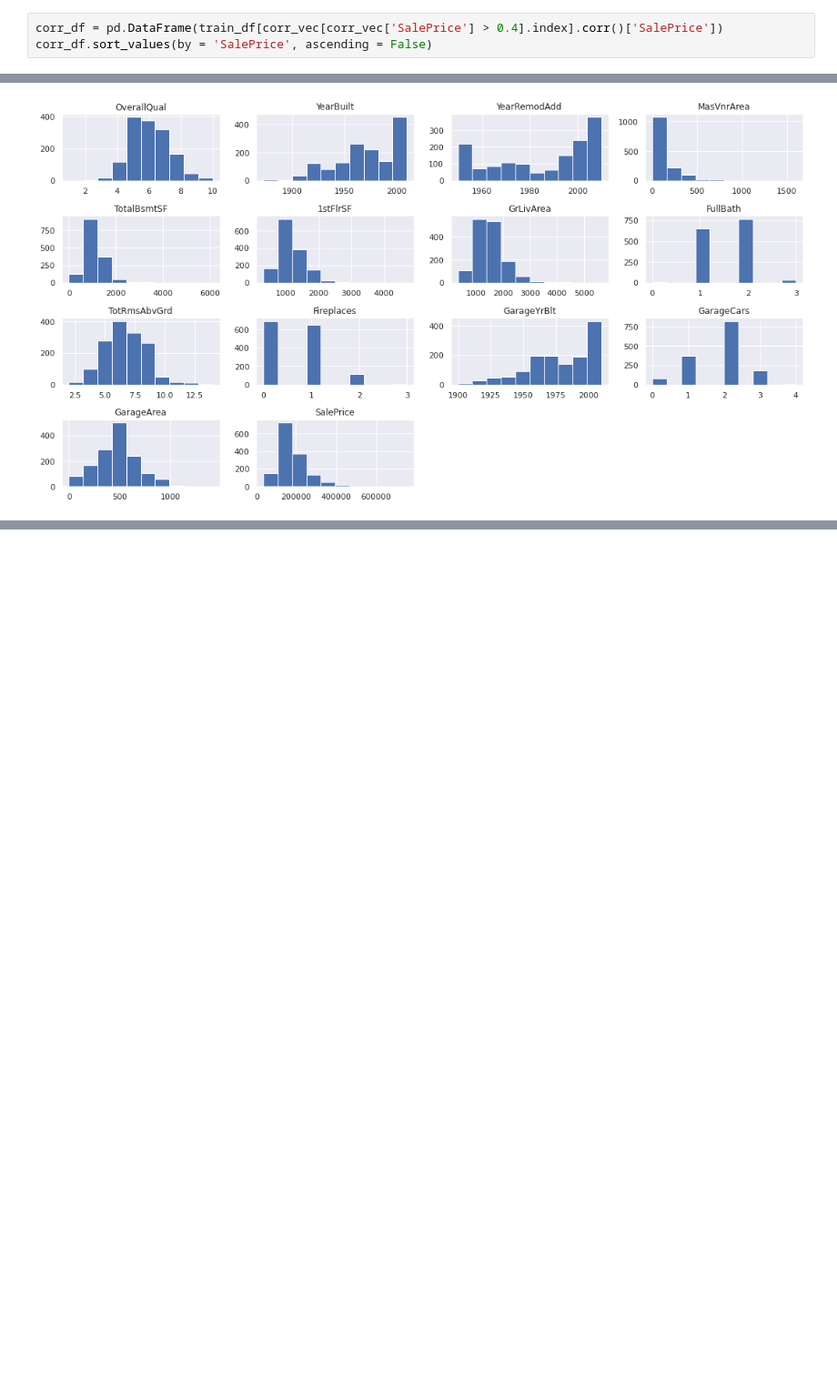
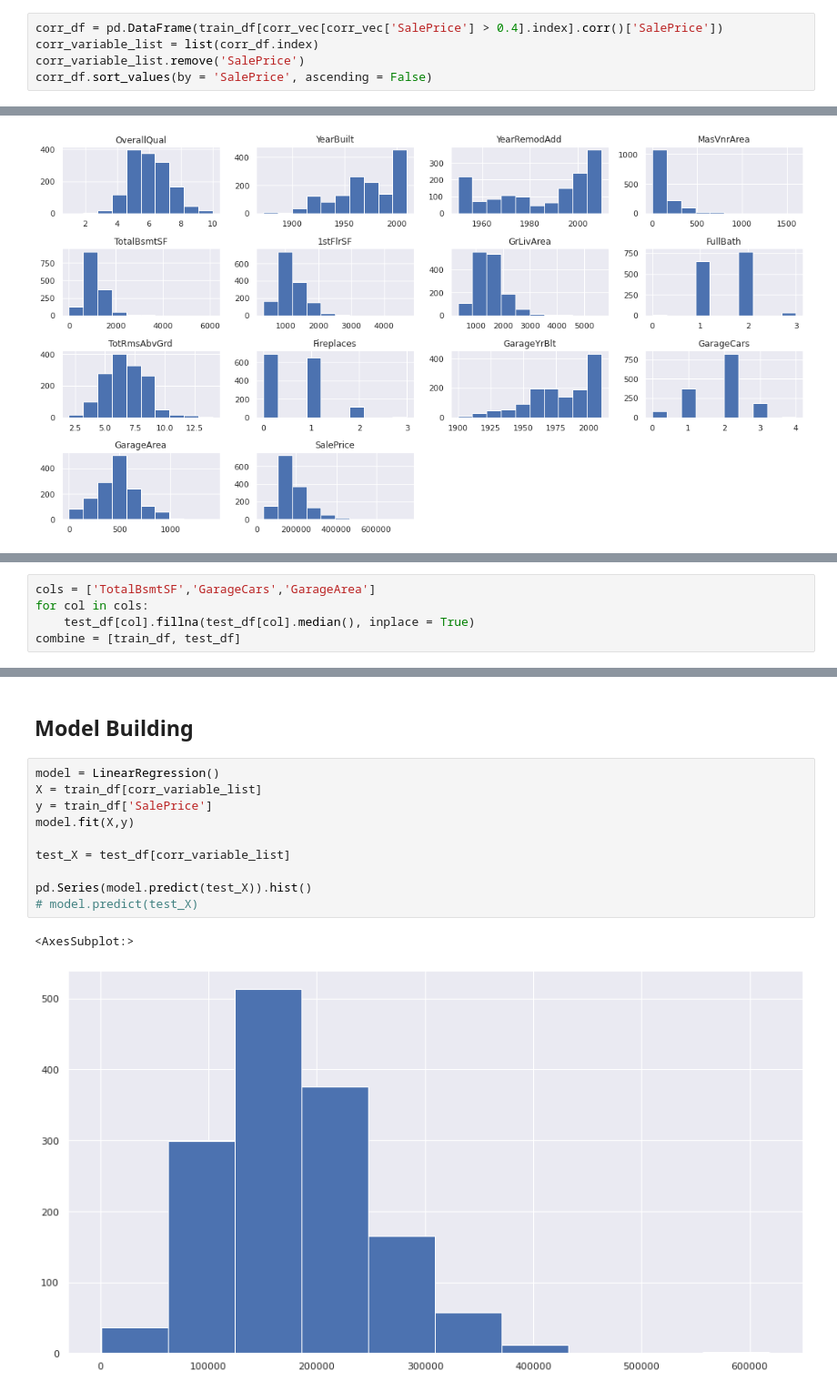
Before and after one commit to gihonglee/hosing_price_prediction, a Jupyter notebook: housing-price-prediction.ipynb, the cells around one changed output, grey strips where cells are left out. Shown at 91% size. Drawn from its saved outputs; the diff is of its cells as text; blank space fills up the shorter version.

```diff
--- a/housing-price-prediction.ipynb
+++ b/housing-price-prediction.ipynb
@@ -148,6 +150,8 @@ sns.heatmap(train_df[corr_vec[corr_vec['SalePrice'] > 0.4].index].corr(), annot=
 [figure]
 # %%
 corr_df = pd.DataFrame(train_df[corr_vec[corr_vec['SalePrice'] > 0.4].index].corr()['SalePrice'])
+corr_variable_list = list(corr_df.index)
+corr_variable_list.remove('SalePrice')
 corr_df.sort_values(by = 'SalePrice', ascending = False)
 # %% [output]
 |  | SalePrice |
@@ -251,0 +263,5 @@ sns.heatmap(train_df[neg_vec].corr(), annot=True,linewidth=.8, mask=matrix, cmap
+# %%
+cols = ['TotalBsmtSF','GarageCars','GarageArea']
+for col in cols:
+    test_df[col].fillna(test_df[col].median(), inplace = True)
+combine = [train_df, test_df]
@@ -256,0 +294,15 @@ msno.matrix(train_df)
+# %% [markdown]
+## Model Building
+# %%
+model = LinearRegression()
+X = train_df[corr_variable_list]
+y = train_df['SalePrice']
+model.fit(X,y)
+
+test_X = test_df[corr_variable_list]
+
+pd.Series(model.predict(test_X)).hist()
+# model.predict(test_X)
+# %% [output]
+<AxesSubplot:>
+[figure, added]
```
Also changed, not shown: parts of 17 cells of this notebook.
